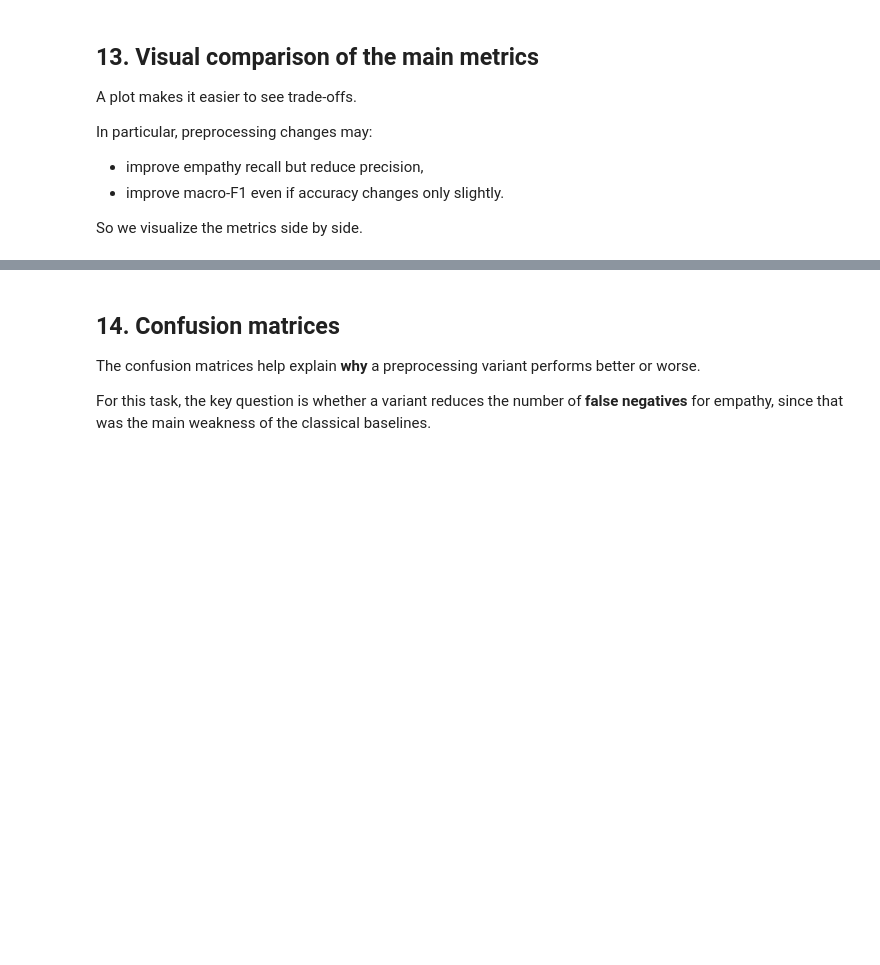
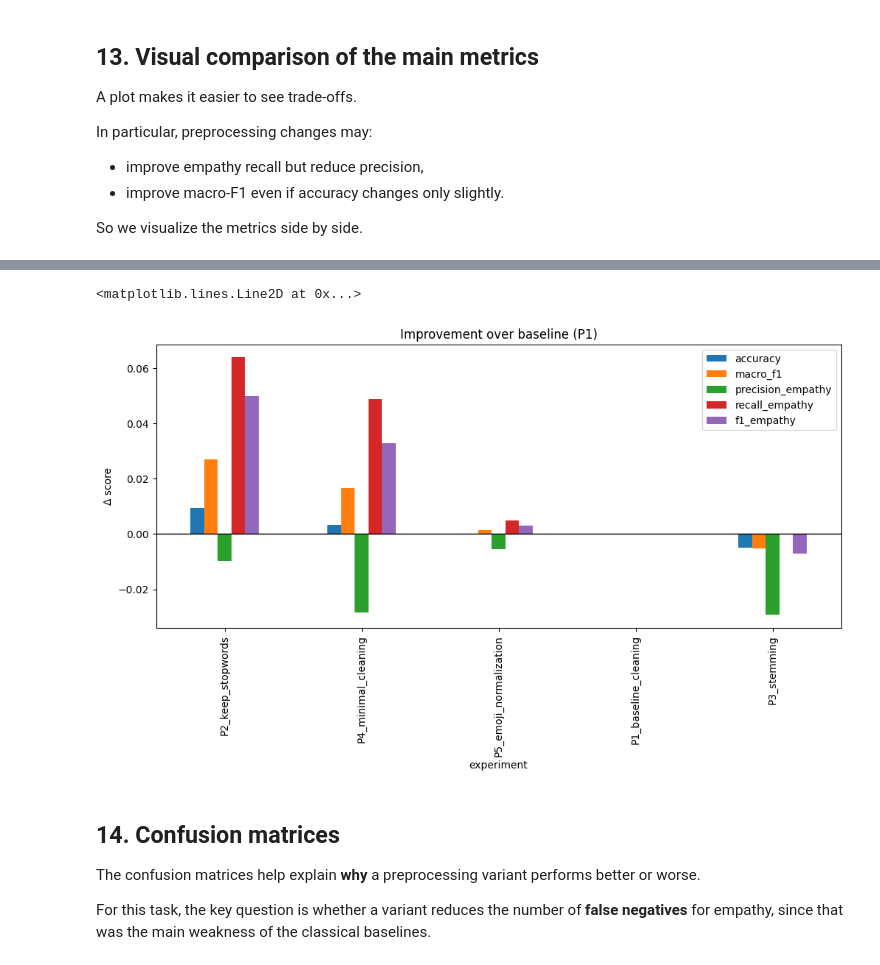
Before and after one commit to gjoliveira/AcnEmpathize, a Jupyter notebook: 2.preprocessing_variations.ipynb, the cells around one changed output, grey strips where cells are left out. Drawn from its saved outputs; the diff is of its cells as text; code cells hidden in the pictures; blank space fills up the shorter version.

```diff
--- a/2.preprocessing_variations.ipynb
+++ b/2.preprocessing_variations.ipynb
@@ -444,3 +447,15 @@ plt.show()
+# %%
+baseline = plot_df.loc["P1_baseline_cleaning"]  # baseline experiment
+
+delta_df = plot_df - baseline
+
+ax = delta_df.plot(kind="bar", figsize=(12,5))
+ax.set_title("Improvement over baseline (P1)")
+ax.set_ylabel("Δ score")
+plt.axhline(0, color='black', linewidth=1)
+# %% [output]
+<matplotlib.lines.Line2D at 0x...>
+[figure, added]
 # %% [markdown]
 ## 14. Confusion matrices
 
```
Also changed, not shown: parts of 1 cell of this notebook, 7 other files.
